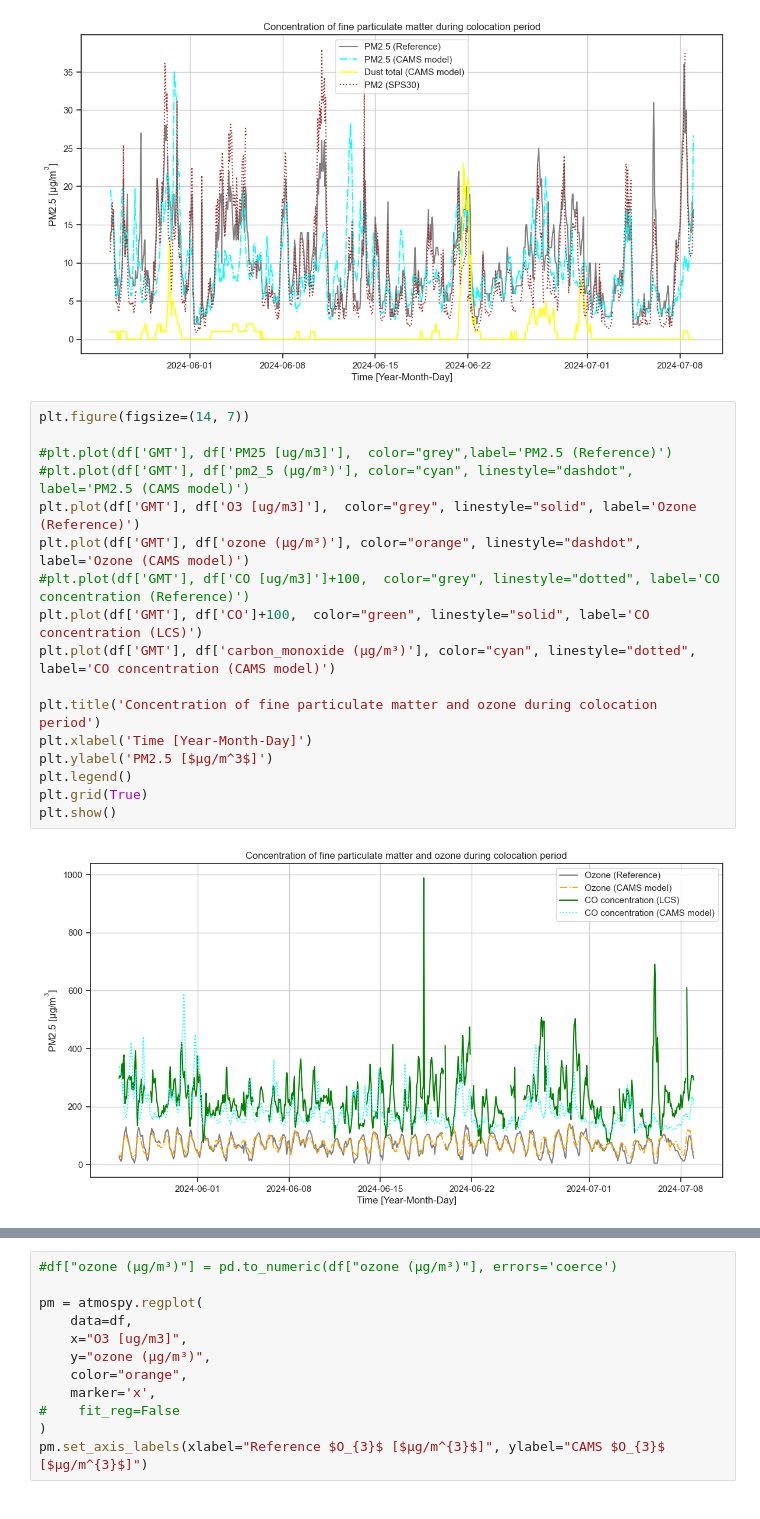
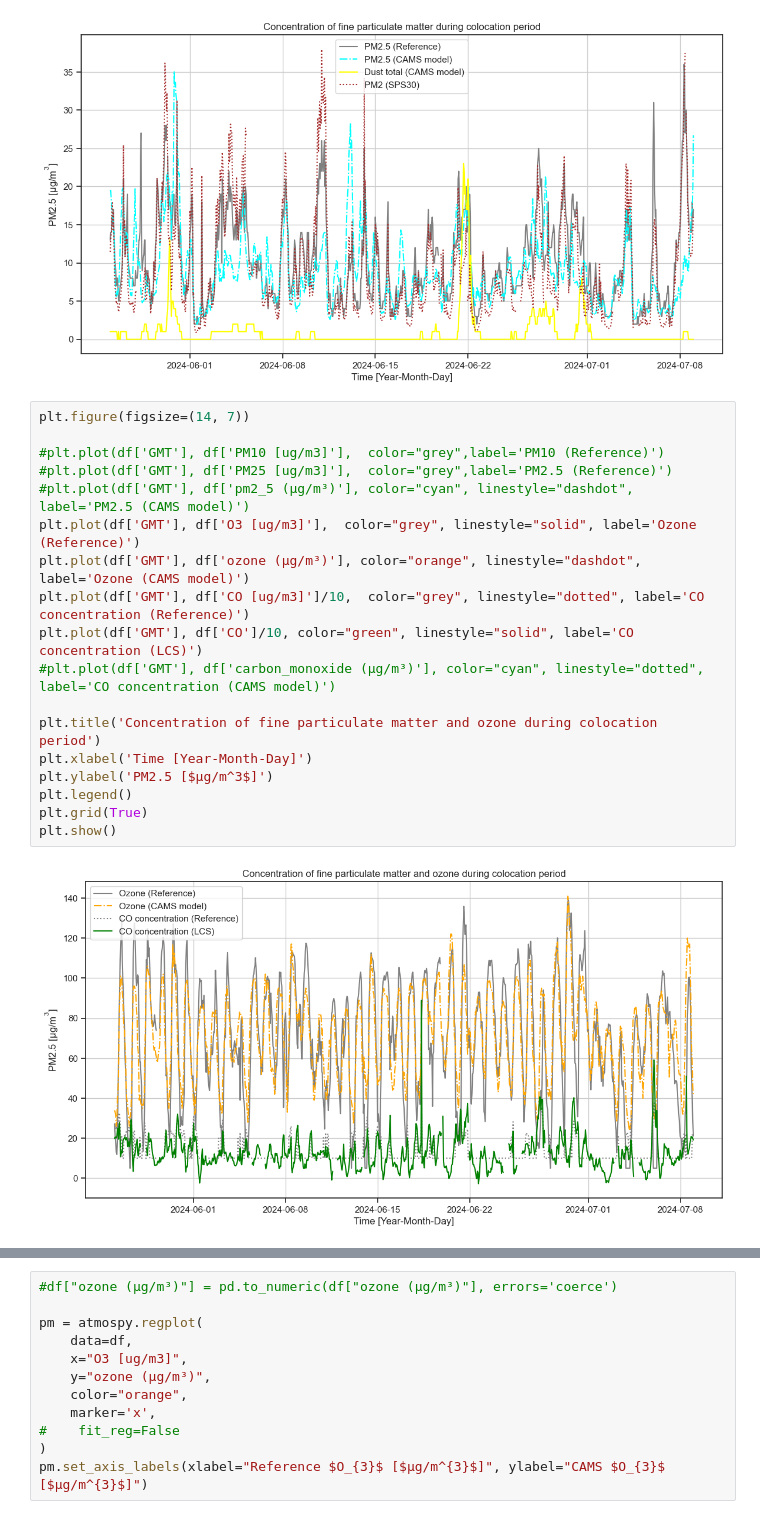
Before and after one commit to vn-hub/koloka, a Jupyter notebook: Eval3_summer.ipynb, the cells around one changed output, grey strips where cells are left out. Saved outputs shown, nothing was run; the diff lists cells and outputs as text.

```diff
--- a/Eval3_summer.ipynb
+++ b/Eval3_summer.ipynb
@@ -421,19 +436,20 @@ plt.show()
 # %%
 plt.figure(figsize=(14, 7))
 
+#plt.plot(df['GMT'], df['PM10 [ug/m3]'],  color="grey",label='PM10 (Reference)')
 #plt.plot(df['GMT'], df['PM25 [ug/m3]'],  color="grey",label='PM2.5 (Reference)')
 #plt.plot(df['GMT'], df['pm2_5 (μg/m³)'], color="cyan", linestyle="dashdot", label='PM2.5 (CAMS model)')
 plt.plot(df['GMT'], df['O3 [ug/m3]'],  color="grey", linestyle="solid", label='Ozone (Reference)')
 plt.plot(df['GMT'], df['ozone (μg/m³)'], color="orange", linestyle="dashdot", label='Ozone (CAMS model)')
-#plt.plot(df['GMT'], df['CO [ug/m3]']+100,  color="grey", linestyle="dotted", label='CO concentration (Reference)')
-plt.plot(df['GMT'], df['CO']+100,  color="green", linestyle="solid", label='CO concentration (LCS)')
-plt.plot(df['GMT'], df['carbon_monoxide (μg/m³)'], color="cyan", linestyle="dotted", label='CO concentration (CAMS model)')
+plt.plot(df['GMT'], df['CO [ug/m3]']/10,  color="grey", linestyle="dotted", label='CO concentration (Reference)')
+plt.plot(df['GMT'], df['CO']/10, color="green", linestyle="solid", label='CO concentration (LCS)')
+#plt.plot(df['GMT'], df['carbon_monoxide (μg/m³)'], color="cyan", linestyle="dotted", label='CO concentration (CAMS model)')
 
 plt.title('Concentration of fine particulate matter and ozone during colocation period')
 plt.xlabel('Time [Year-Month-Day]')
 plt.ylabel('PM2.5 [$µg/m^3$]')
 plt.legend()
 plt.grid(True)
 plt.show()
 # %% [output]
-[figure, old version]
+[figure, new version]
```
Also changed, not shown: parts of 3 cells of this notebook, 1 other file.
